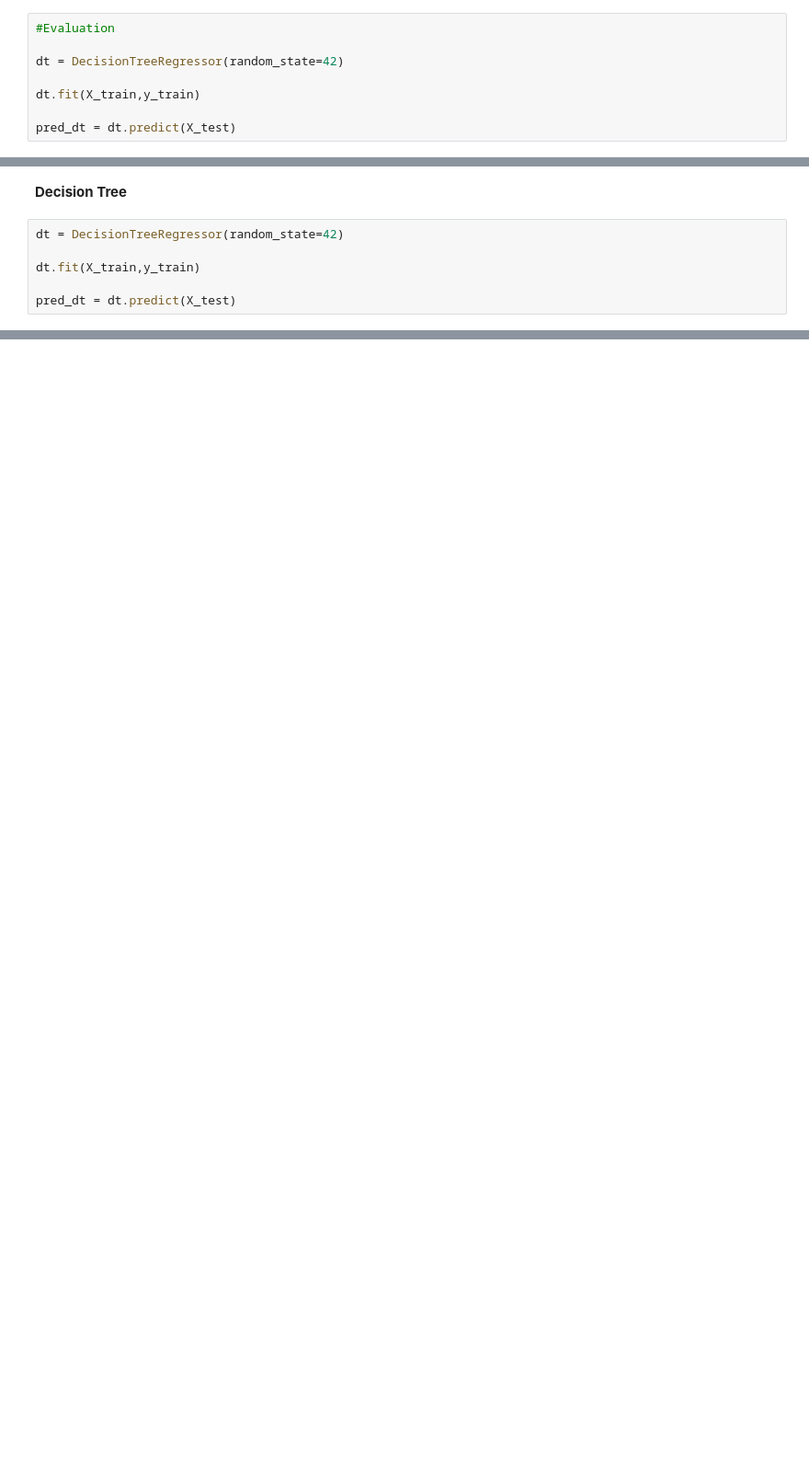
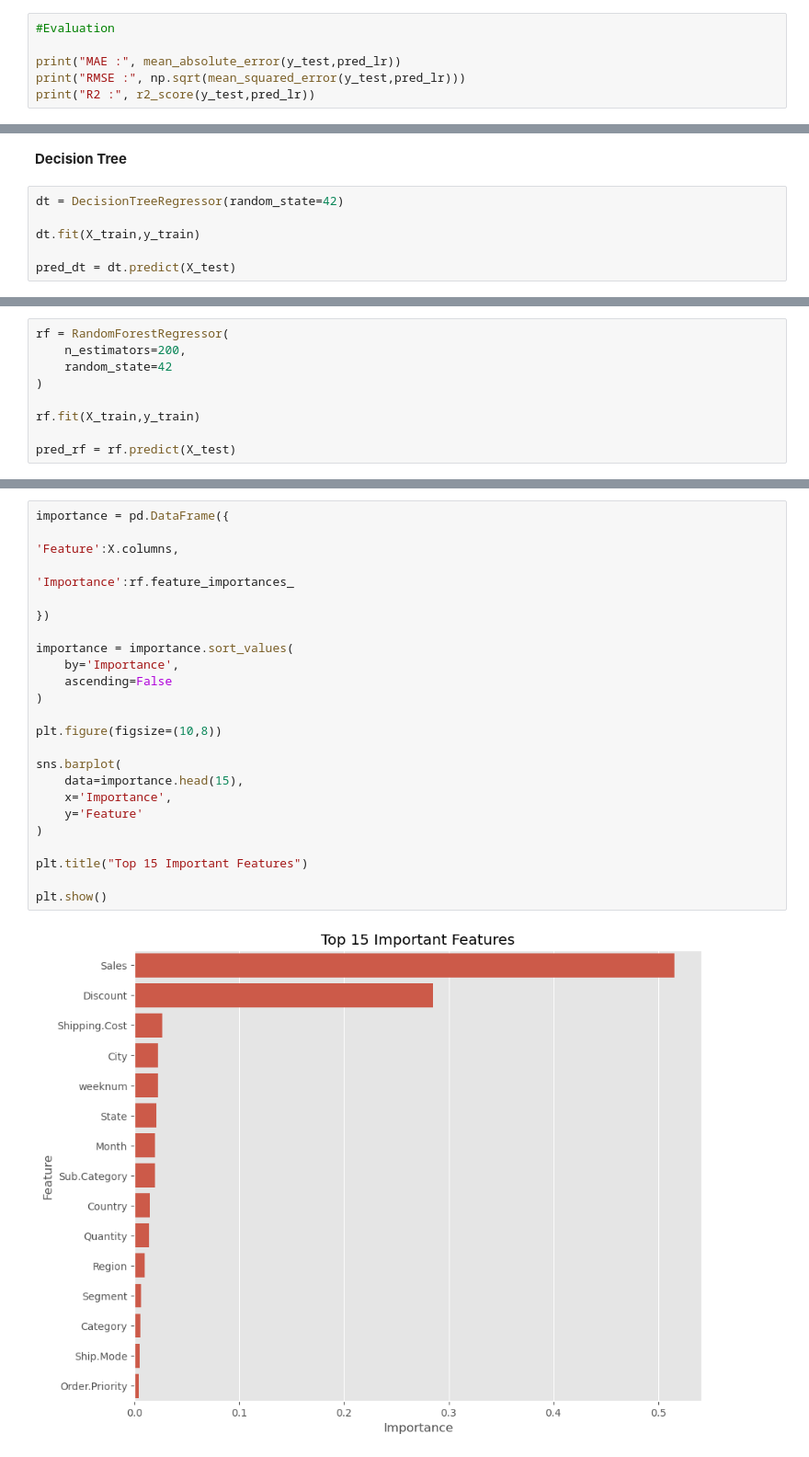
Before and after one commit to AthulCR-Alt/MiniProject---GlobalStore, a Jupyter notebook: MiniProjectGlobalStore.ipynb, the cells around one changed output, grey strips where cells are left out. Shown at 92% size. Cells and saved outputs as stored; diff of their text form; blank space fills up the shorter version.

```diff
--- a/MiniProjectGlobalStore.ipynb
+++ b/MiniProjectGlobalStore.ipynb
@@ -955,8 +960,6 @@ pred_lr = lr.predict(X_test)
 # %%
 #Evaluation
 
-dt = DecisionTreeRegressor(random_state=42)
-
-dt.fit(X_train,y_train)
-
-pred_dt = dt.predict(X_test)
+print("MAE :", mean_absolute_error(y_test,pred_lr))
+print("RMSE :", np.sqrt(mean_squared_error(y_test,pred_lr)))
+print("R2 :", r2_score(y_test,pred_lr))
@@ -988,3 +990,12 @@ pred_rf = rf.predict(X_test)
+# %%
+rf = RandomForestRegressor(
+    n_estimators=200,
+    random_state=42
+)
+
+rf.fit(X_train,y_train)
+
+pred_rf = rf.predict(X_test)
 # %%
 print("MAE :", mean_absolute_error(y_test,pred_rf))
 print("RMSE :", np.sqrt(mean_squared_error(y_test,pred_rf)))
@@ -991,0 +1089,27 @@ print("R2 :", r2_score(y_test,pred_rf))
+# %%
+importance = pd.DataFrame({
+
+'Feature':X.columns,
+
+'Importance':rf.feature_importances_
+
+})
+
+importance = importance.sort_values(
+    by='Importance',
+    ascending=False
+)
+
+plt.figure(figsize=(10,8))
+
+sns.barplot(
+    data=importance.head(15),
+    x='Importance',
+    y='Feature'
+)
+
+plt.title("Top 15 Important Features")
+
+plt.show()
+# %% [output]
+[figure, added]
```
Also changed, not shown: parts of 19 cells of this notebook.
